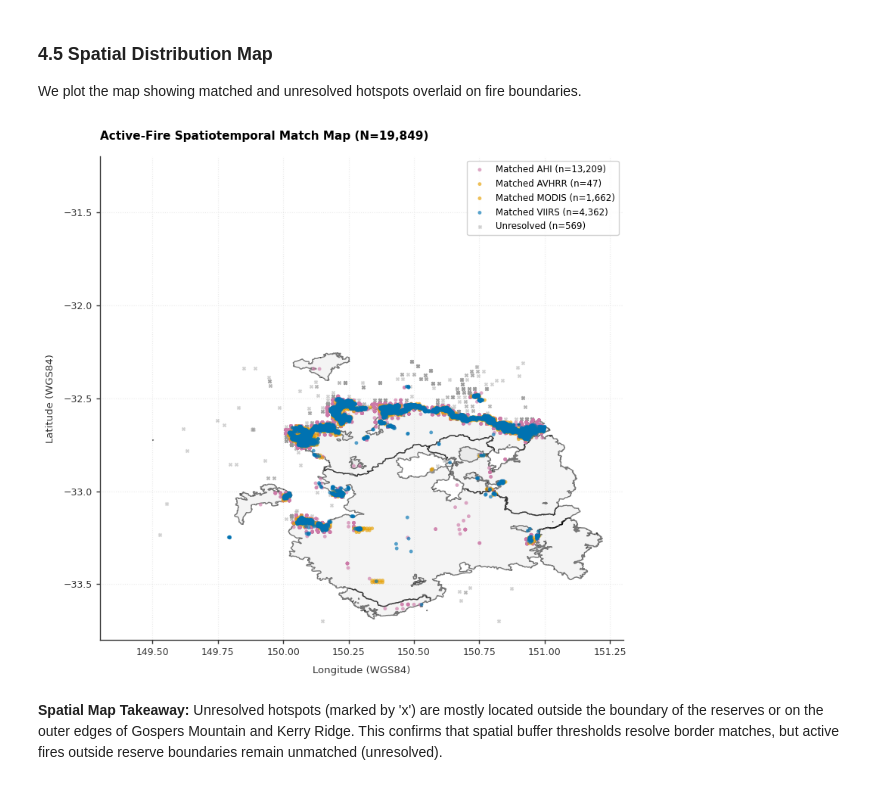
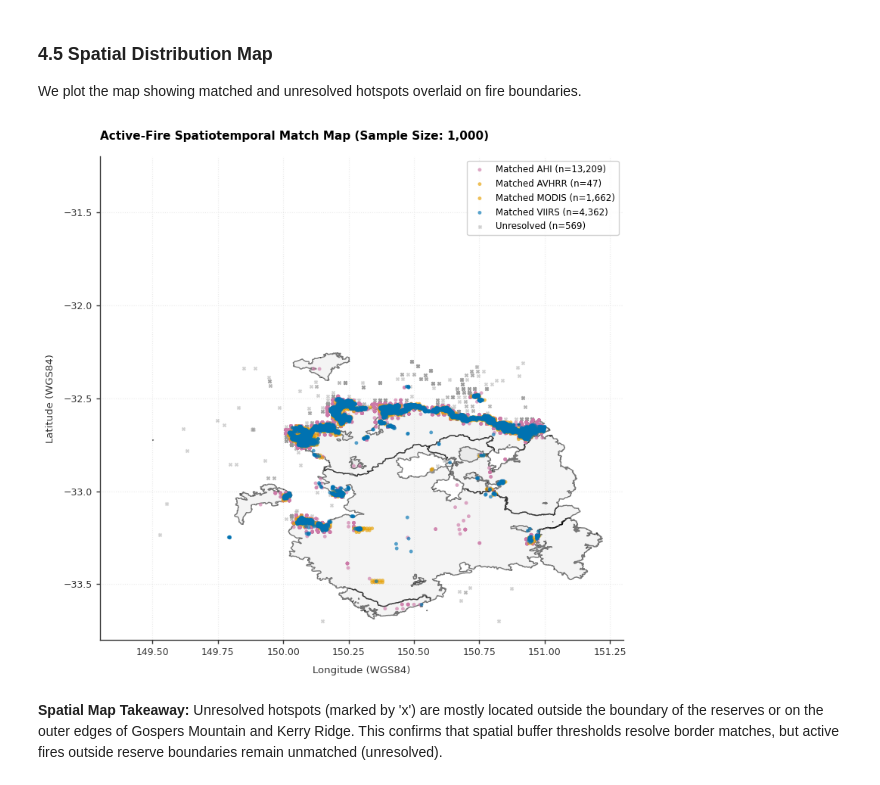
Before and after one commit to tuannm3812/uts-mdsi, a Jupyter notebook: llm-wiki/02-subjects/36126-innovation-lab-research-project/notebooks/active-fire-kaggle/2_active_fire_reliability_pilot.ipynb, the cells around one changed output. Cells and saved outputs as stored; diff of their text form; code cells hidden in the pictures.

```diff
--- a/llm-wiki/02-subjects/36126-innovation-lab-research-project/notebooks/active-fire-kaggle/2_active_fire_reliability_pilot.ipynb
+++ b/llm-wiki/02-subjects/36126-innovation-lab-research-project/notebooks/active-fire-kaggle/2_active_fire_reliability_pilot.ipynb
@@ -11,6 +11,12 @@ We verify standard package versions to ensure reproducible executions.
 EXECUTION_MODE = "snapshot"  # Options: "snapshot", "live_refresh"
 SNAPSHOT_SLUG = "tuannm3812/nsw-active-fire-pilot-snapshot"
 
+# Spatiotemporal Matching Configurations
+TEMPORAL_GRACE_DAYS = 1.0  # Temporal window tolerance in days
+DISPLAY_SAMPLE_SIZE = 1000  # Number of hotspots to display on pilot map
+RANDOM_SEED = 36126        # Random seed for reproducibility
+
+# Standard Library Imports
 import json
 import hashlib
 import os
@@ -19,6 +25,8 @@ from pathlib import Path
 from datetime import datetime, timedelta, timezone
 import math
 from typing import Dict, List, Tuple, Optional, Sequence, Iterable
+
+# Third-Party Library Imports
 import pandas as pd
 import numpy as np
 import matplotlib.pyplot as plt
@@ -631,7 +639,7 @@ def plot_pilot_map(hotspots: pd.DataFrame, polygons: List[dict], displayed_n: in
                label=f"Unresolved (n={len(unmatched):,})",
                s=8, alpha=0.45, zorder=3, marker="x")
 
-    _apply_premium_style(ax, f"Active-Fire Spatiotemporal Match Map (N={len(hotspots):,})",
+    _apply_premium_style(ax, f"Active-Fire Spatiotemporal Match Map (Sample Size: {displayed_n:,})",
                          "Longitude (WGS84)", "Latitude (WGS84)")
 
     # Zoom bounds tightly around the hotspot coordinate bounds with clean margins
@@ -724,14 +732,14 @@ prepared_features = prepare_features(features)
 normalized_hotspots = [normalize_hotspot(h) for h in dea_data['features']]
 
 print('Running exact matching...')
-exact_classified = [classify_hotspot(h, prepared_features, grace_days=1, spatial_buffer_km=0.0) for h in normalized_hotspots]
+exact_classified = [classify_hotspot(h, prepared_features, grace_days=TEMPORAL_GRACE_DAYS, spatial_buffer_km=0.0) for h in normalized_hotspots]
 df_exact = pd.DataFrame(exact_classified)
 
 print('Running sensor-buffered matching...')
 buffered_classified = []
 for h in normalized_hotspots:
     accuracy_val = parse_accuracy_km(h.get('accuracy'))
-    buffered_classified.append(classify_hotspot(h, prepared_features, grace_days=1, spatial_buffer_km=accuracy_val))
+    buffered_classified.append(classify_hotspot(h, prepared_features, grace_days=TEMPORAL_GRACE_DAYS, spatial_buffer_km=accuracy_val))
 df_buffered = pd.DataFrame(buffered_classified)
 
 # Compute headline summary metrics
@@ -843,10 +851,10 @@ The bar chart confirms the severe concentration of matched hotspots: **Kerry Rid
 
 We plot the map showing matched and unresolved hotspots overlaid on fire boundaries.
 # %%
-fig5 = plot_pilot_map(df_buffered, features, displayed_n=1000)
+fig5 = plot_pilot_map(df_buffered, features, displayed_n=DISPLAY_SAMPLE_SIZE)
 plt.show()
 # %% [output]
-[figure, old version]
+[figure, new version]
 # %% [markdown]
 **Spatial Map Takeaway:**
 Unresolved hotspots (marked by 'x') are mostly located outside the boundary of the reserves or on the outer edges of Gospers Mountain and Kerry Ridge. This confirms that spatial buffer thresholds resolve border matches, but active fires outside reserve boundaries remain unmatched (unresolved).
```
Also changed, not shown: 4 other files.
